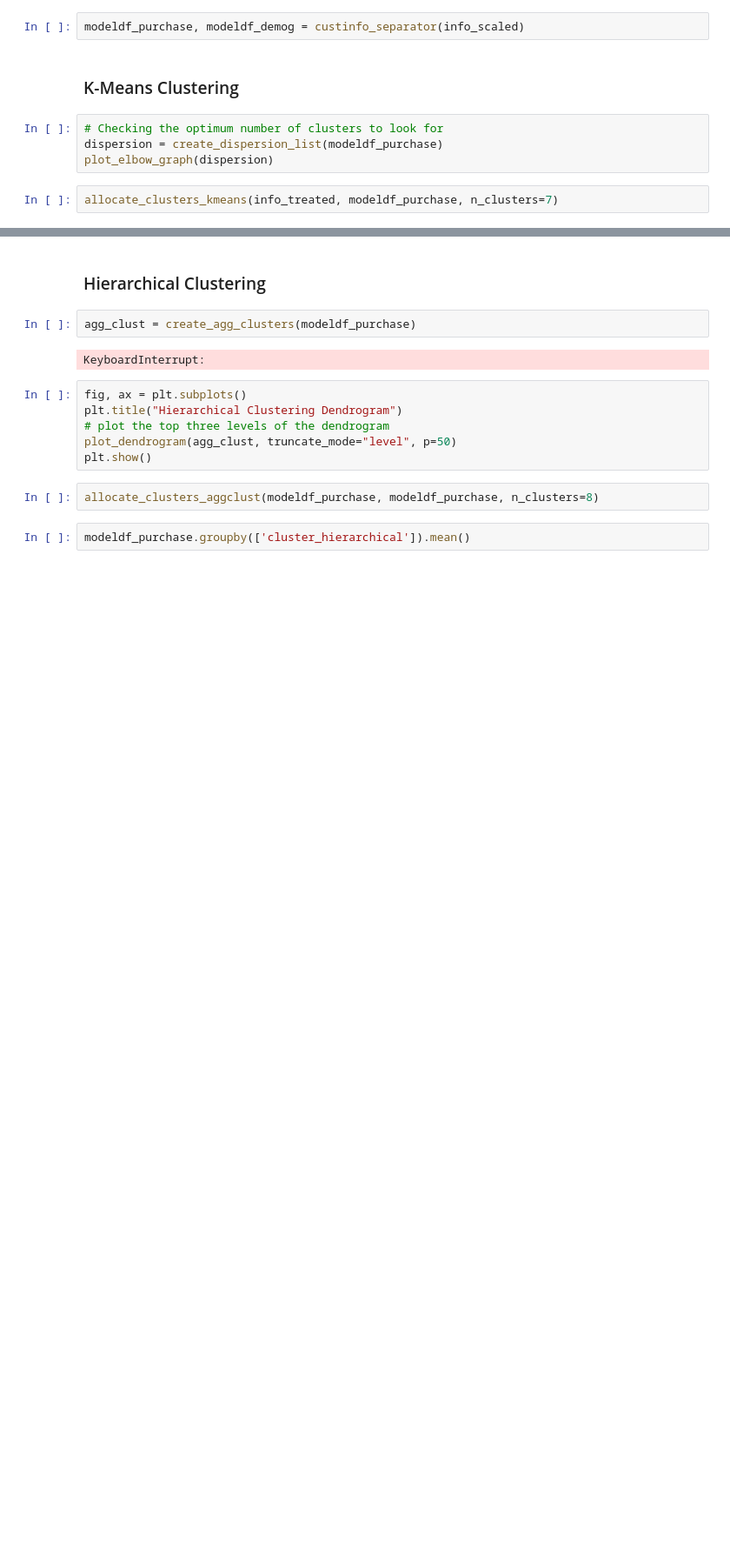
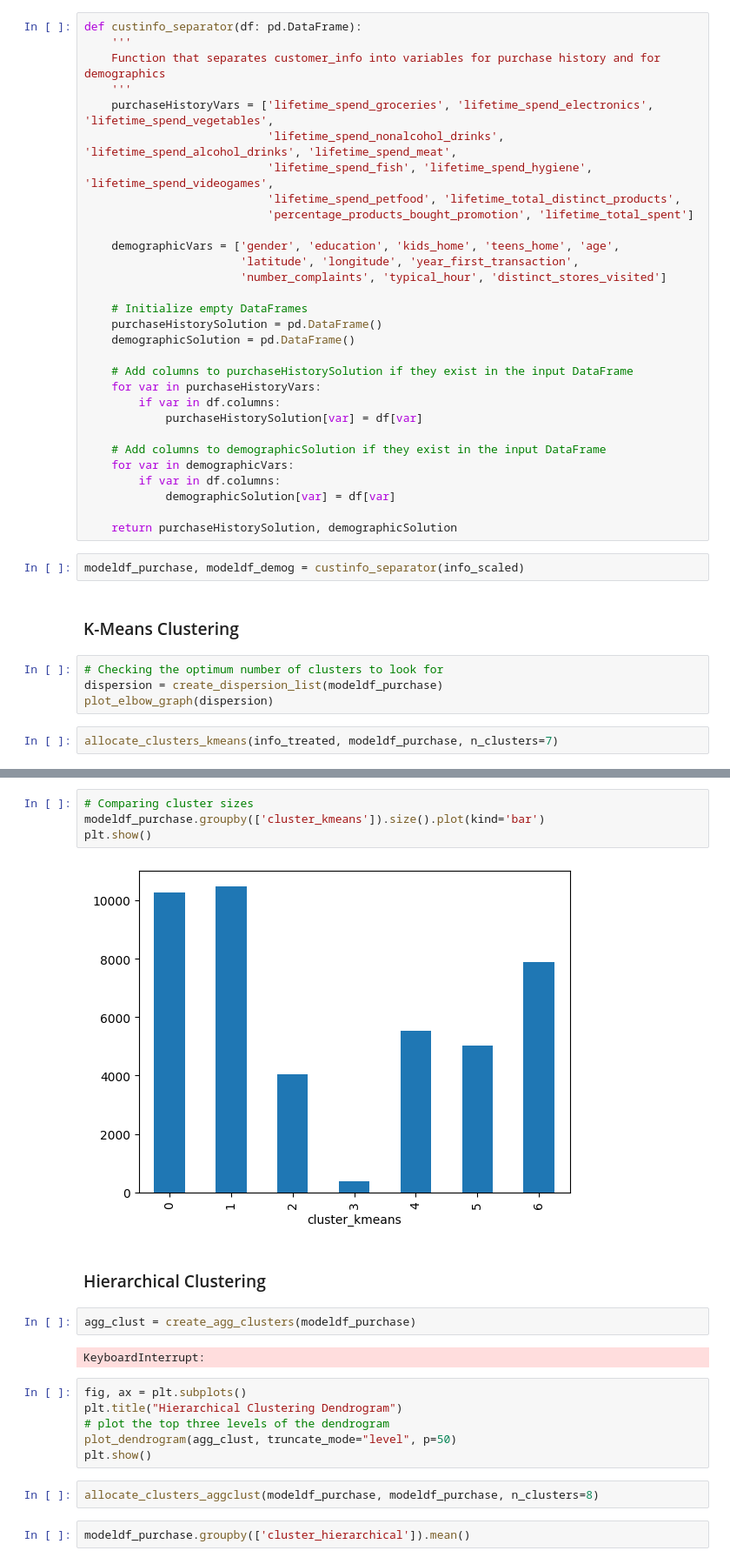
Before and after one commit to mitoma10110/ML2_Project, a Jupyter notebook: main.ipynb, the cells around one changed output, grey strips where cells are left out. Shown at 87% size. Drawn from its saved outputs; the diff is of its cells as text; blank space fills up the shorter version.

```diff
--- a/main.ipynb
+++ b/main.ipynb
@@ -106,6 +383,36 @@ info_scaled = feature_selection(info_scaled)
 To apply to the clustering algorithms, only the variables relating to purchase history will be used.
 
 The initial plan was to create 2 clustering solutions and merge them based on results, but due to time constraints, only the most relevant variables, the ones relating to purchase history, will be used. In future, the project could be expanded upon by utilizing the demographic variables as well.
+# %%
+def custinfo_separator(df: pd.DataFrame):
+    '''
+    Function that separates customer_info into variables for purchase history and for demographics
+    '''
+    purchaseHistoryVars = ['lifetime_spend_groceries', 'lifetime_spend_electronics', 'lifetime_spend_vegetables',
+                           'lifetime_spend_nonalcohol_drinks', 'lifetime_spend_alcohol_drinks', 'lifetime_spend_meat',
+                           'lifetime_spend_fish', 'lifetime_spend_hygiene', 'lifetime_spend_videogames',
+                           'lifetime_spend_petfood', 'lifetime_total_distinct_products',
+                           'percentage_products_bought_promotion', 'lifetime_total_spent']
+
+    demographicVars = ['gender', 'education', 'kids_home', 'teens_home', 'age',
+                       'latitude', 'longitude', 'year_first_transaction',
+                       'number_complaints', 'typical_hour', 'distinct_stores_visited']
+
+    # Initialize empty DataFrames
+    purchaseHistorySolution = pd.DataFrame()
+    demographicSolution = pd.DataFrame()
+
+    # Add columns to purchaseHistorySolution if they exist in the input DataFrame
+    for var in purchaseHistoryVars:
+        if var in df.columns:
+            purchaseHistorySolution[var] = df[var]
+
+    # Add columns to demographicSolution if they exist in the input DataFrame
+    for var in demographicVars:
+        if var in df.columns:
+            demographicSolution[var] = df[var]
+
+    return purchaseHistorySolution, demographicSolution
 # %%
 modeldf_purchase, modeldf_demog = custinfo_separator(info_scaled)
 # %% [markdown]
@@ -123,3 +455,9 @@ plot_cluster_sizes(modeldf_purchase)
+# %%
+# Comparing cluster sizes
+modeldf_purchase.groupby(['cluster_kmeans']).size().plot(kind='bar')
+plt.show()
+# %% [output]
+[figure, added]
 # %% [markdown]
 ### Hierarchical Clustering
 # %%
```
Also changed, not shown: parts of 33 cells of this notebook, 5 other files.
